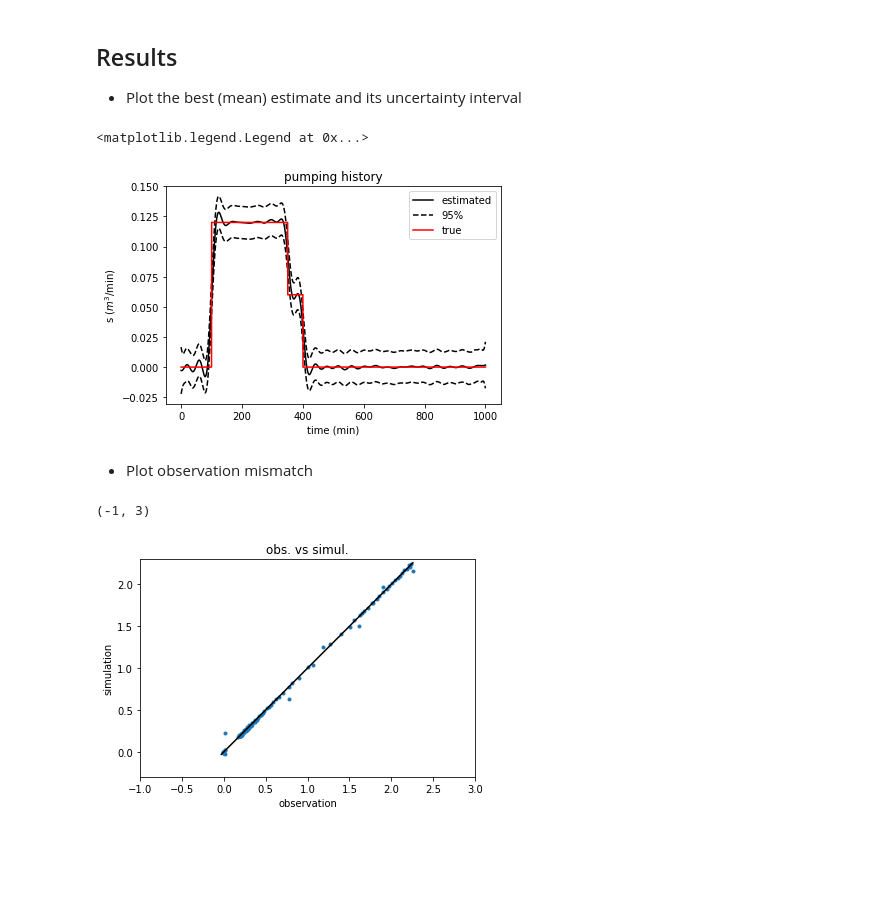
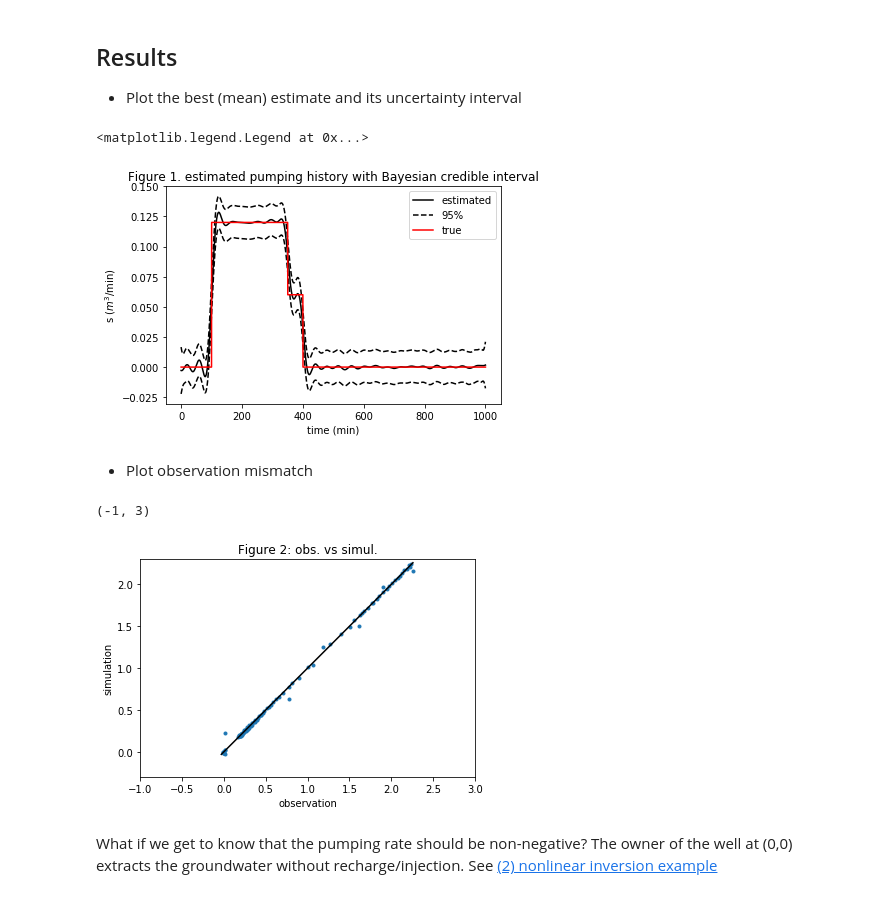
Before and after one commit to jonghyunharrylee/pyPCGA, a Jupyter notebook: examples/pumping_history_identification/linear_inverse_problem_pumping_history_identification.ipynb, the cells around one changed output. Drawn from its saved outputs; the diff is of its cells as text; code cells hidden in the pictures; blank space fills up the shorter version.

Commit message:
update texts in linear inversion example - pumping history identification

```diff
--- a/examples/pumping_history_identification/linear_inverse_problem_pumping_history_identification.ipynb
+++ b/examples/pumping_history_identification/linear_inverse_problem_pumping_history_identification.ipynb
@@ -244,22 +246,22 @@ Because we solve a linear problem (using the nonlinear approach), it only took 2
 # %%
 # plot posterior uncertainty/std
 post_std = np.sqrt(post_diagv)
 
 plt.plot(x,s_hat,'k-',label='estimated')
 plt.plot(x,s_hat + 2.*post_std,'k--',label='95%')
 plt.plot(x,s_hat - 2.*post_std,'k--',label='')
 plt.plot(x,s_true,'r-',label='true')
-plt.title('pumping history')
+plt.title('Figure 1. estimated pumping history with Bayesian credible interval')
 plt.xlabel('time (min)')
 plt.ylabel(r's ($m^3$/min)')
 plt.legend()
 # %% [output]
 <matplotlib.legend.Legend at 0x...>
-[figure, old version]
+[figure, new version]
 # %% [markdown]
 + Plot observation mismatch
 # %%
-plt.title('obs. vs simul.')
+plt.title('Figure 2: obs. vs simul.')
 plt.plot(prob.obs, simul_obs, '.')
 plt.xlabel('observation')
 plt.ylabel('simulation')
@@ -272,4 +274,6 @@ axes.set_xlim([math.floor(minobs), math.ceil(maxobs)])
 axes.set_ylim([math.floor(minobs), math.ceil(maxobs)])
 # %% [output]
 (-1, 3)
-[figure, old version]
+[figure, new version]
+# %% [markdown]
+What if we get to know that the pumping rate should be non-negative? The owner of the well at (0,0) extracts the groundwater without recharge/injection. See [(2) nonlinear inversion example](./nonlinear_inverse_problem_pumping_history_identification.ipynb)
```
Also changed, not shown: parts of 3 cells of this notebook.
